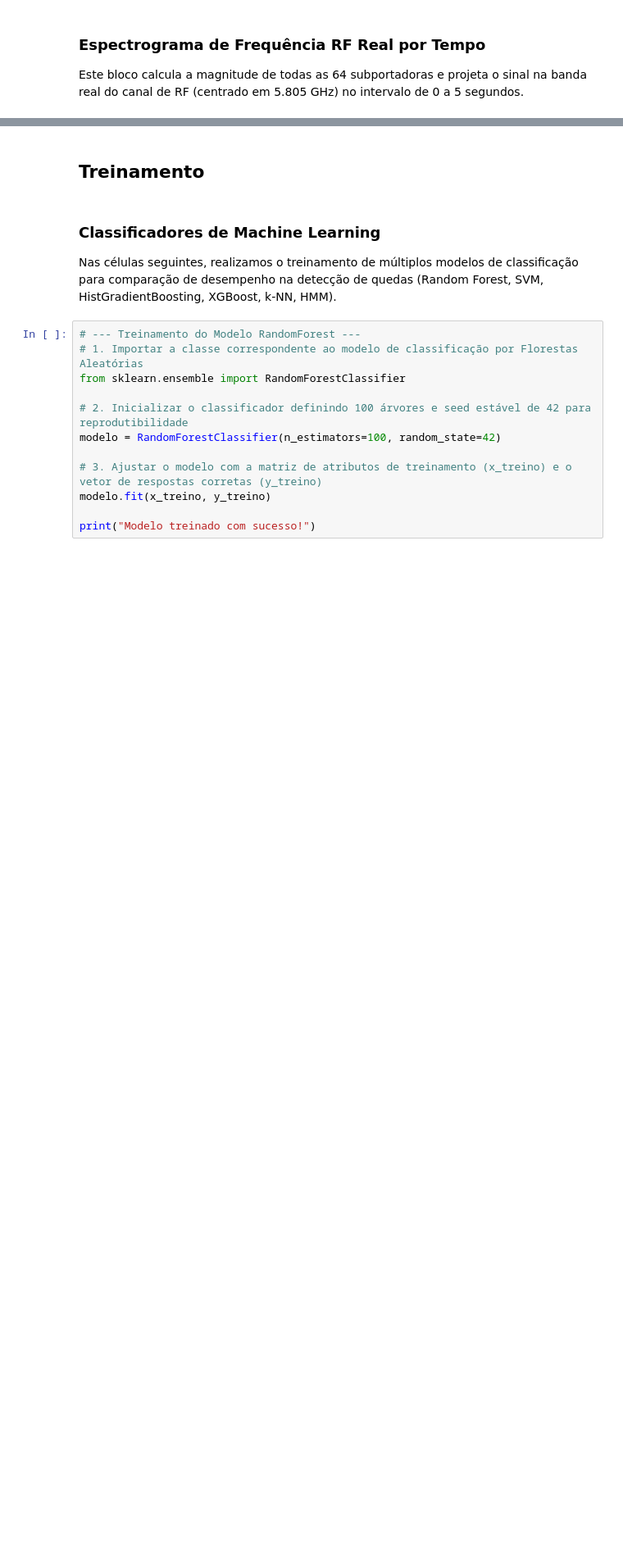
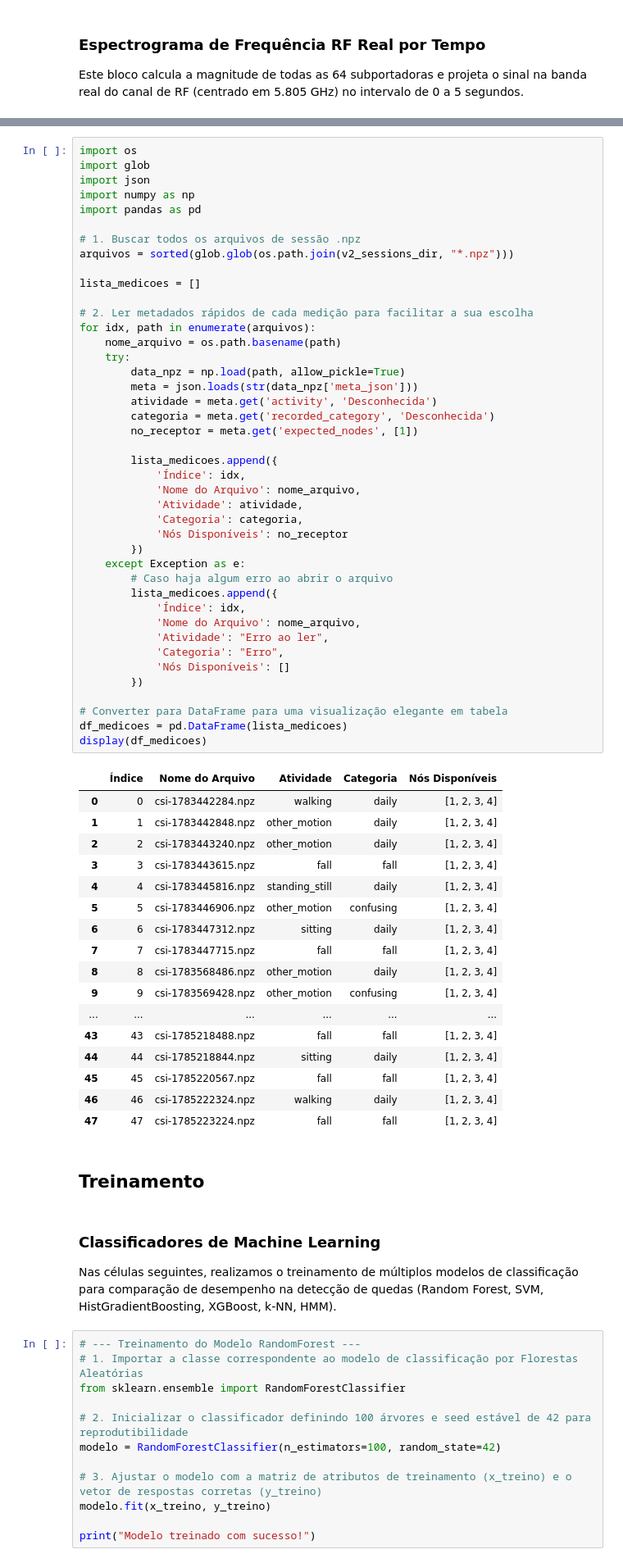
Before and after one commit to Heitor65/Fall_Detection-Sistemas_Embarcados, a Jupyter notebook: FallDetection.ipynb, the cells around one changed output, grey strips where cells are left out. Shown at 82% size. Cells and saved outputs as stored; diff of their text form; blank space fills up the shorter version.

```diff
--- a/FallDetection.ipynb
+++ b/FallDetection.ipynb
@@ -447,3 +449,63 @@ Gráfico exibindo o intervalo exato de 0.0 a 5.0 segundos na banda real de 5.805
+# %%
+import os
+import glob
+import json
+import numpy as np
+import pandas as pd
+
+# 1. Buscar todos os arquivos de sessão .npz
+arquivos = sorted(glob.glob(os.path.join(v2_sessions_dir, "*.npz")))
+
+lista_medicoes = []
+
+# 2. Ler metadados rápidos de cada medição para facilitar a sua escolha
+for idx, path in enumerate(arquivos):
+    nome_arquivo = os.path.basename(path)
+    try:
+        data_npz = np.load(path, allow_pickle=True)
+        meta = json.loads(str(data_npz['meta_json']))
+        atividade = meta.get('activity', 'Desconhecida')
+        categoria = meta.get('recorded_category', 'Desconhecida')
+        no_receptor = meta.get('expected_nodes', [1])
+
+        lista_medicoes.append({
+            'Índice': idx,
+            'Nome do Arquivo': nome_arquivo,
+            'Atividade': atividade,
+            'Categoria': categoria,
+            'Nós Disponíveis': no_receptor
+        })
+    except Exception as e:
+        # Caso haja algum erro ao abrir o arquivo
+        lista_medicoes.append({
+            'Índice': idx,
+            'Nome do Arquivo': nome_arquivo,
+            'Atividade': "Erro ao ler",
+            'Categoria': "Erro",
+            'Nós Disponíveis': []
+        })
+
+# Converter para DataFrame para uma visualização elegante em tabela
+df_medicoes = pd.DataFrame(lista_medicoes)
+display(df_medicoes)
+# %% [output]
+|  | Índice | Nome do Arquivo | Atividade | Categoria | Nós Disponíveis |
+| 0 | 0 | csi-1783442284.npz | walking | daily | [1, 2, 3, 4] |
+| 1 | 1 | csi-1783442848.npz | other_motion | daily | [1, 2, 3, 4] |
+| 2 | 2 | csi-1783443240.npz | other_motion | daily | [1, 2, 3, 4] |
+| 3 | 3 | csi-1783443615.npz | fall | fall | [1, 2, 3, 4] |
+| 4 | 4 | csi-1783445816.npz | standing_still | daily | [1, 2, 3, 4] |
+| 5 | 5 | csi-1783446906.npz | other_motion | confusing | [1, 2, 3, 4] |
+| 6 | 6 | csi-1783447312.npz | sitting | daily | [1, 2, 3, 4] |
+| 7 | 7 | csi-1783447715.npz | fall | fall | [1, 2, 3, 4] |
+| 8 | 8 | csi-1783568486.npz | other_motion | daily | [1, 2, 3, 4] |
+| 9 | 9 | csi-1783569428.npz | other_motion | confusing | [1, 2, 3, 4] |
+| ... | ... | ... | ... | ... | ... |
+| 43 | 43 | csi-1785218488.npz | fall | fall | [1, 2, 3, 4] |
+| 44 | 44 | csi-1785218844.npz | sitting | daily | [1, 2, 3, 4] |
+| 45 | 45 | csi-1785220567.npz | fall | fall | [1, 2, 3, 4] |
+| 46 | 46 | csi-1785222324.npz | walking | daily | [1, 2, 3, 4] |
+| 47 | 47 | csi-1785223224.npz | fall | fall | [1, 2, 3, 4] |
 # %% [markdown]
 ## Treinamento
 # %% [markdown]
```
Also changed, not shown: parts of 4 cells of this notebook.
